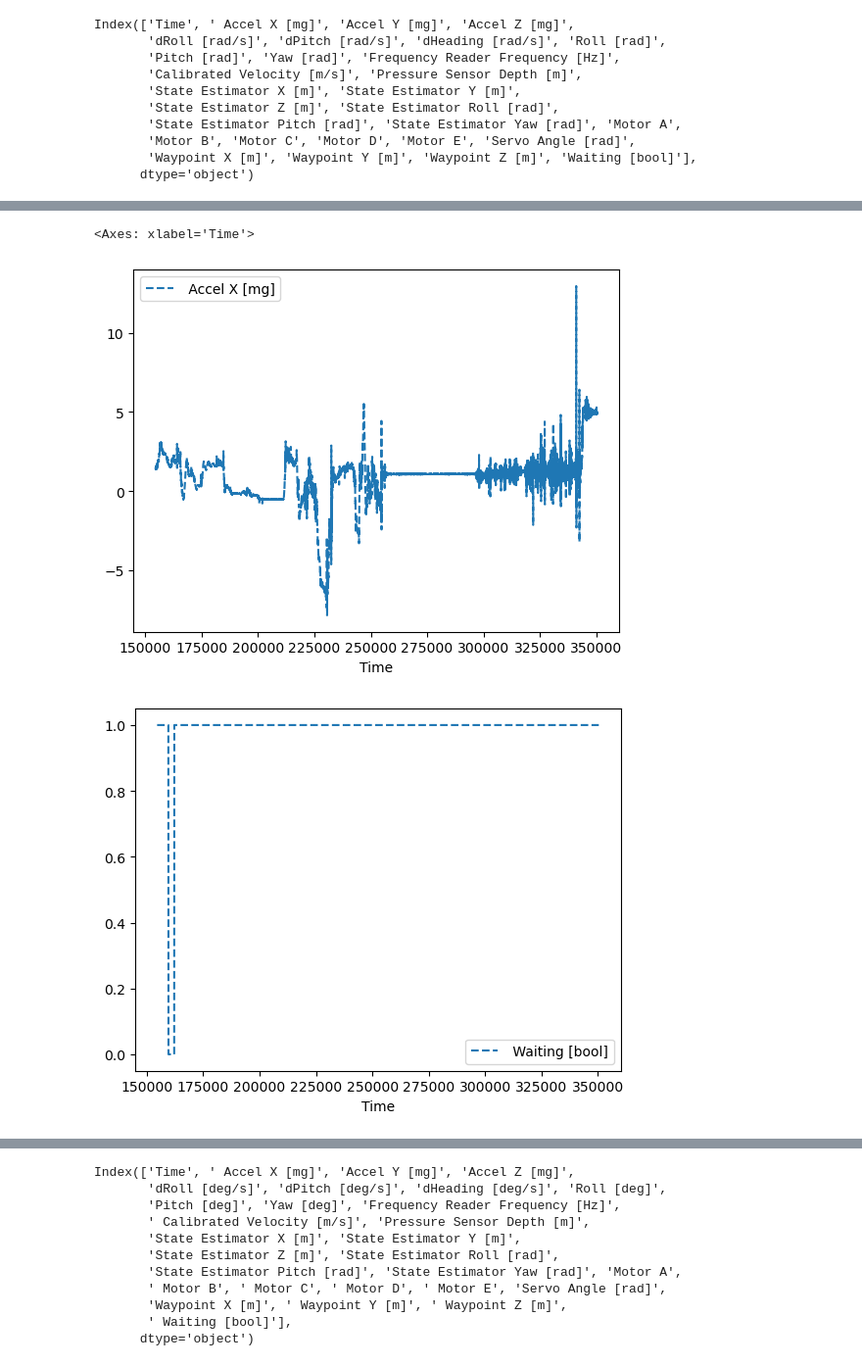
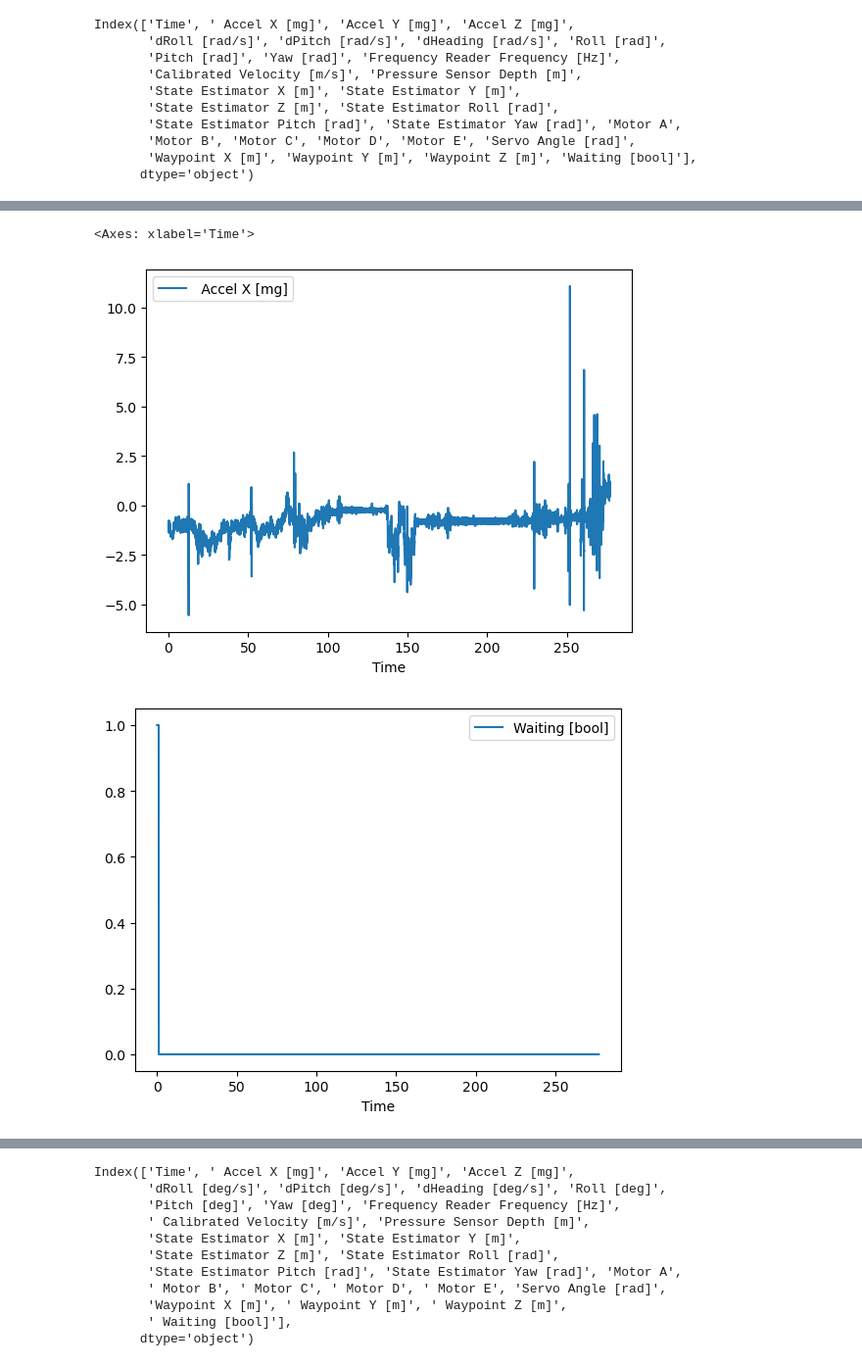
Before and after one commit to AnonymousVikram/E80-team27, a Jupyter notebook: processing/process.ipynb, the cells around one changed output, grey strips where cells are left out. Shown at 98% size. Cells and saved outputs as stored; diff of their text form; code cells hidden in the pictures.

```diff
--- a/processing/process.ipynb
+++ b/processing/process.ipynb
@@ -4,7 +4,7 @@ import pandas as pd
 import matplotlib.pyplot as plt
 from dataclean import clean_data as dc
 # %%
-fname = "data/DATA29.CSV"
+fname = "data/DATA7.CSV"
 dc(fname)
 
 data = pd.read_csv(fname)
@@ -25,3 +45,6 @@ Data cleaned successfully, 6 lines omitted.
+# %%
+# Subtract the time of the first measurement
+data['Time'] = (data['Time'] - data['Time'][0])/1000
 # %%
 data.columns
 # %% [output]
@@ -55,8 +95,8 @@ data.plot(x='Time', y='State Estimator Yaw [rad]')
 # %%
-data.plot(x='Time', y=[' Accel X [mg]'], style='--')
-data.plot(x='Time', y=[' Waiting [bool]'], style='--')
-data.plot(x='Time', y=['Waypoint X [m]', ' Waypoint Z [m]'], style='--')
+data.plot(x='Time', y=[' Accel X [mg]'], style='-')
+data.plot(x='Time', y=['Waiting [bool]'], style='-')
+data.plot(x='Time', y=['Waypoint X [m]', 'Waypoint Z [m]'])
 # %% [output]
 <Axes: xlabel='Time'>
-[figure, old version]
+[figure, new version]
-[figure, old version]
+[figure, new version]
```
Also changed, not shown: parts of 11 cells of this notebook, 8 other files.
